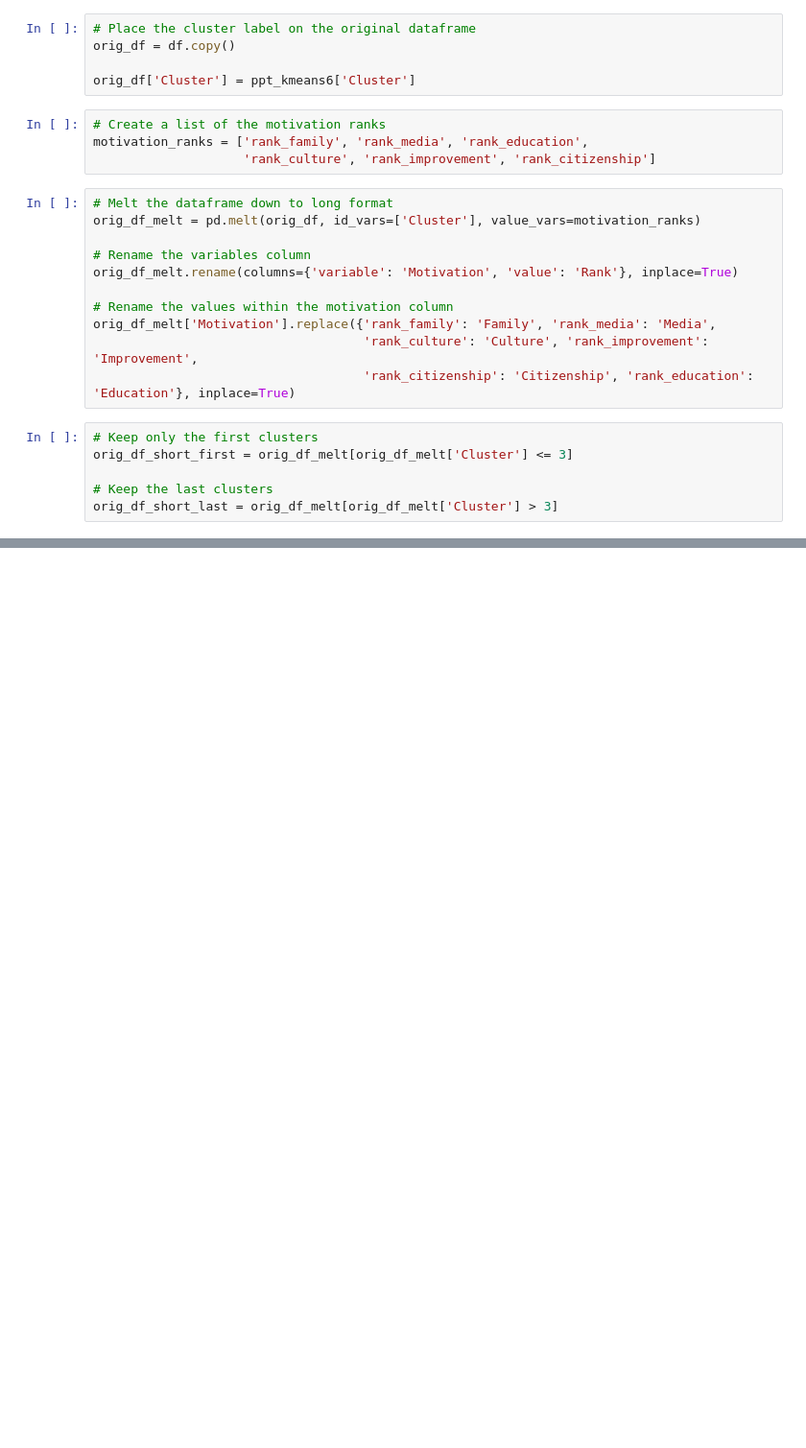
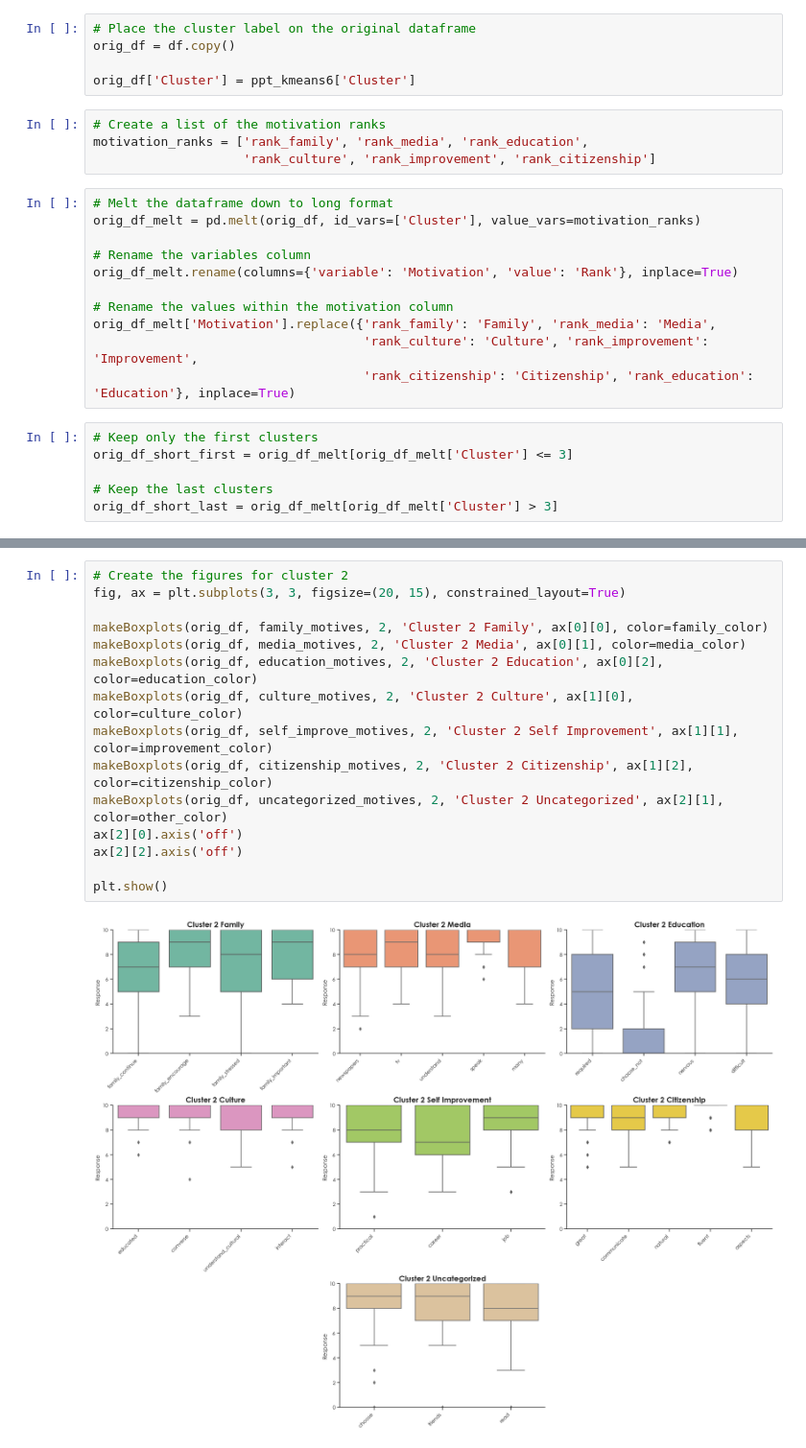
Before and after one commit to ima-quack/COGS164_Language_Motivation, a Jupyter notebook: cogs164_cluster.ipynb, the cells around one changed output, grey strips where cells are left out. Shown at 96% size. Saved outputs shown, nothing was run; the diff lists cells and outputs as text; blank space fills up the shorter version.

```diff
--- a/cogs164_cluster.ipynb
+++ b/cogs164_cluster.ipynb
@@ -346,0 +313,17 @@ plt.show()
+# %%
+# Create the figures for cluster 2
+fig, ax = plt.subplots(3, 3, figsize=(20, 15), constrained_layout=True)
+
+makeBoxplots(orig_df, family_motives, 2, 'Cluster 2 Family', ax[0][0], color=family_color)
+makeBoxplots(orig_df, media_motives, 2, 'Cluster 2 Media', ax[0][1], color=media_color)
+makeBoxplots(orig_df, education_motives, 2, 'Cluster 2 Education', ax[0][2], color=education_color)
+makeBoxplots(orig_df, culture_motives, 2, 'Cluster 2 Culture', ax[1][0], color=culture_color)
+makeBoxplots(orig_df, self_improve_motives, 2, 'Cluster 2 Self Improvement', ax[1][1], color=improvement_color)
+makeBoxplots(orig_df, citizenship_motives, 2, 'Cluster 2 Citizenship', ax[1][2], color=citizenship_color)
+makeBoxplots(orig_df, uncategorized_motives, 2, 'Cluster 2 Uncategorized', ax[2][1], color=other_color)
+ax[2][0].axis('off')
+ax[2][2].axis('off')
+
+plt.show()
+# %% [output]
+[figure, added]
```
Also changed, not shown: parts of 37 cells of this notebook, 5 other files.
